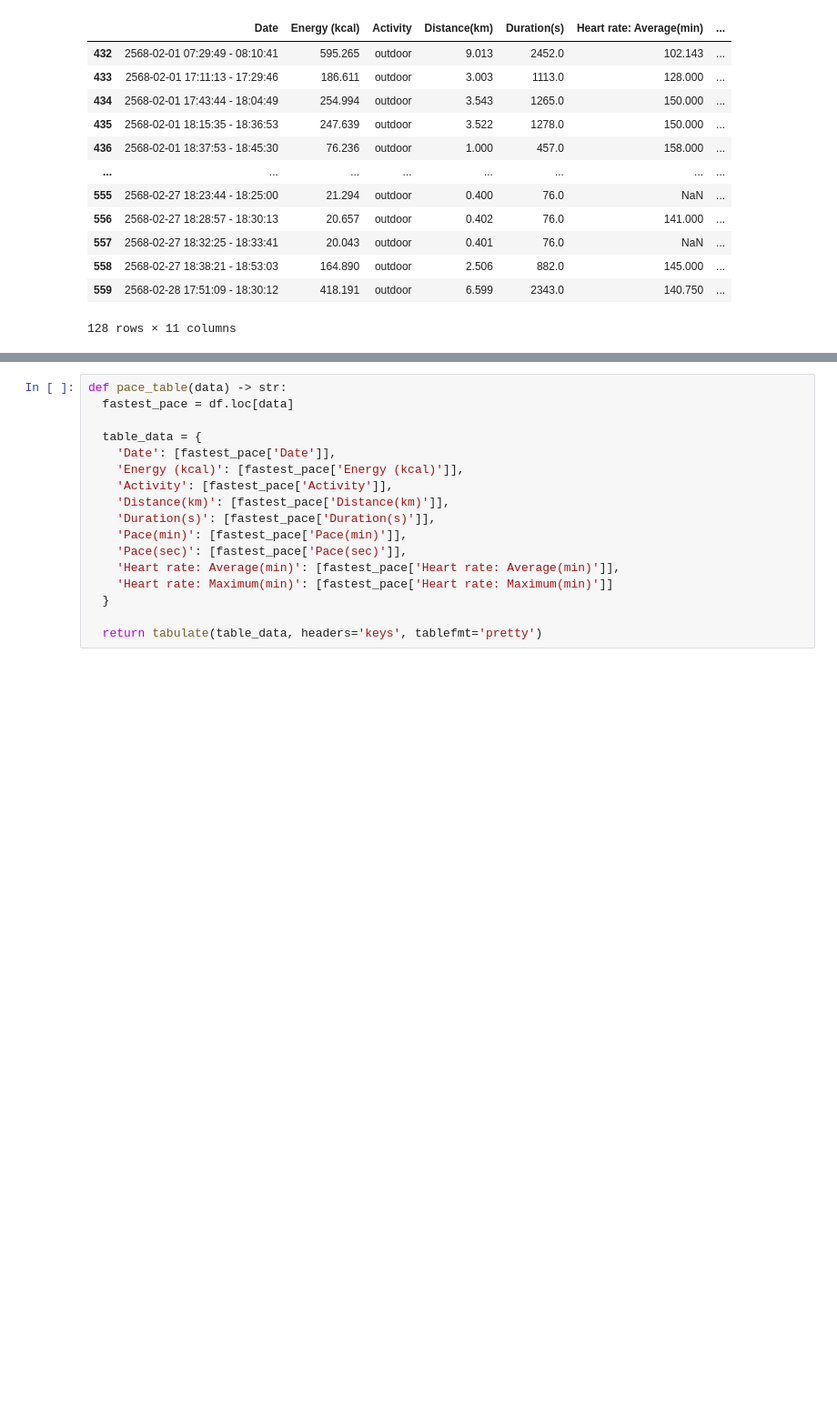
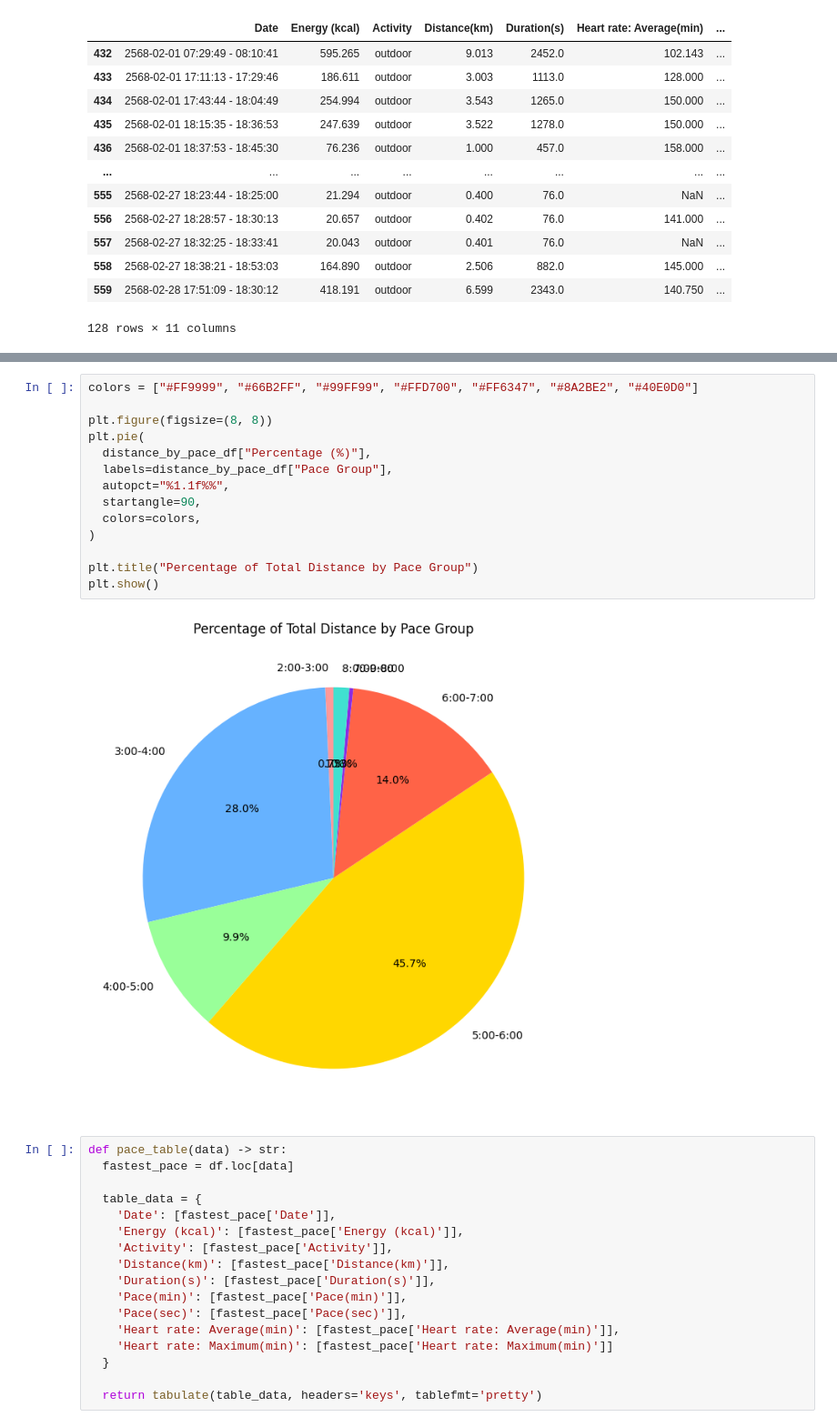
Before and after one commit to JFKongphop/running-analysis, a Jupyter notebook: index.ipynb, the cells around one changed output, grey strips where cells are left out. Shown at 91% size. Drawn from its saved outputs; the diff is of its cells as text; blank space fills up the shorter version.

```diff
--- a/index.ipynb
+++ b/index.ipynb
@@ -422,3 +460,19 @@ pie
+# %%
+colors = ["#FF9999", "#66B2FF", "#99FF99", "#FFD700", "#FF6347", "#8A2BE2", "#40E0D0"]
+
+plt.figure(figsize=(8, 8))
+plt.pie(
+  distance_by_pace_df["Percentage (%)"],
+  labels=distance_by_pace_df["Pace Group"],
+  autopct="%1.1f%%",
+  startangle=90,
+  colors=colors,
+)
+
+plt.title("Percentage of Total Distance by Pace Group")
+plt.show()
+# %% [output]
+[figure, added]
 # %%
 def pace_table(data) -> str:
   fastest_pace = df.loc[data]
```
Also changed, not shown: parts of 4 cells of this notebook, 1 other file.
